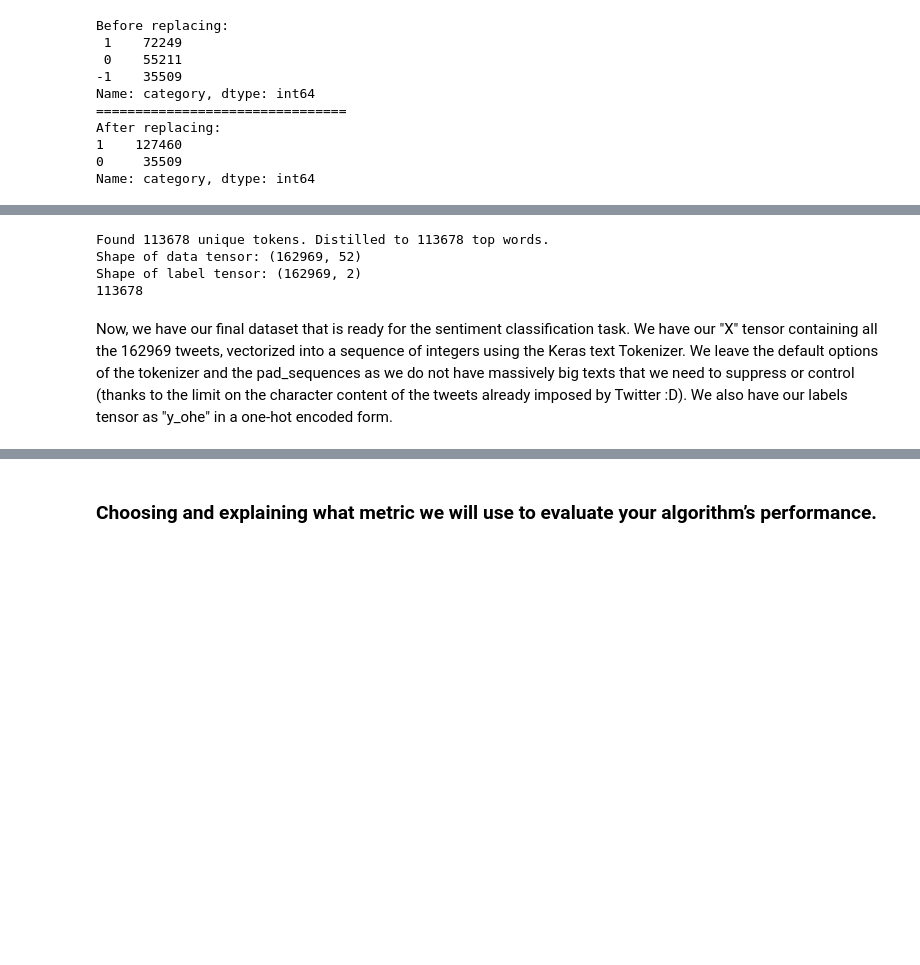
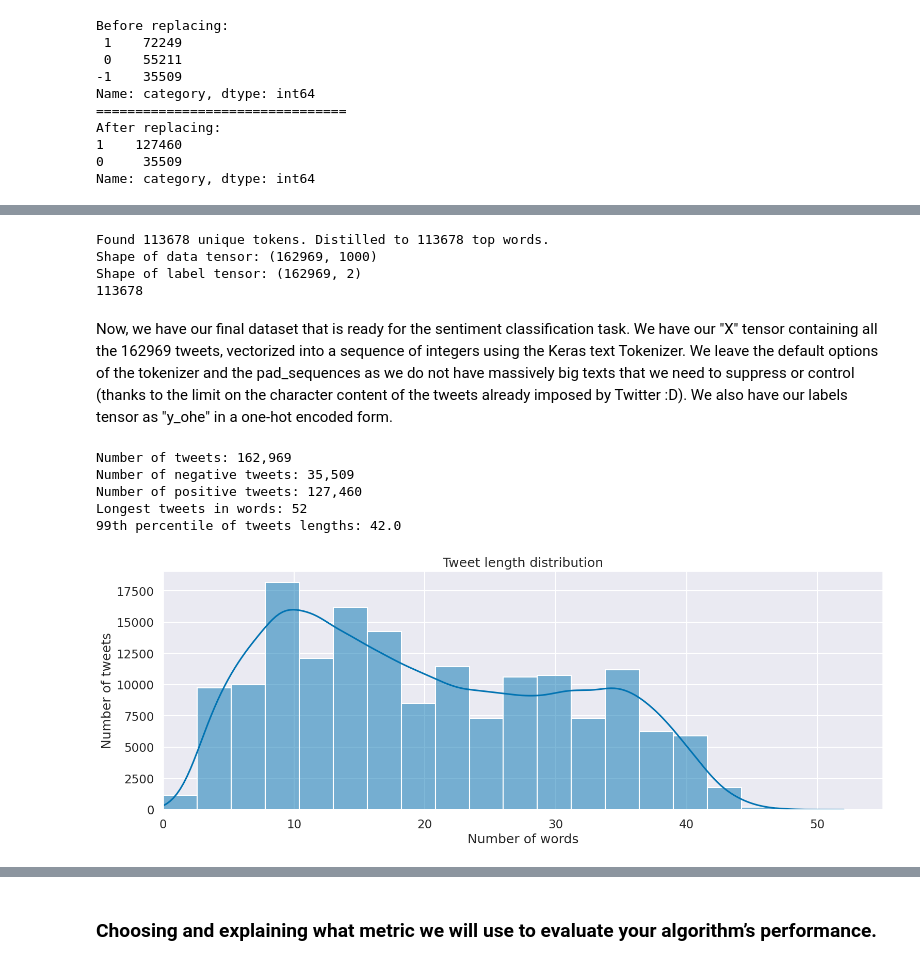
Before and after one commit to abdelllrazekkk/Lab-Assignment-Seven-Recurrent-Network-Architectures, a Jupyter notebook: Lab-Seven-Recurrent-Network-Architectures.ipynb, the cells around one changed output, grey strips where cells are left out. Drawn from its saved outputs; the diff is of its cells as text; code cells hidden in the pictures; blank space fills up the shorter version.

```diff
--- a/Lab-Seven-Recurrent-Network-Architectures.ipynb
+++ b/Lab-Seven-Recurrent-Network-Architectures.ipynb
@@ -126,6 +136,7 @@ target = data["category"].to_numpy()
 """(Inspired by the professor's notebook)"""
 
 NUM_TOP_WORDS = None # use entire vocabulary!
+MAX_ART_LEN = 1000 # maximum and minimum number of words
 
 # tokenize the text
 tokenizer = Tokenizer(num_words=NUM_TOP_WORDS)
@@ -138,7 +149,7 @@ NUM_TOP_WORDS = len(word_index) if NUM_TOP_WORDS==None else NUM_TOP_WORDS
 top_words = min((len(word_index),NUM_TOP_WORDS))
 print('Found %s unique tokens. Distilled to %d top words.' % (len(word_index),top_words))
 
-X = pad_sequences(sequences)
+X = pad_sequences(sequences, maxlen=MAX_ART_LEN)
 
 y_ohe = keras.utils.to_categorical(target)
 print('Shape of data tensor:', X.shape)
@@ -146,11 +157,47 @@ print('Shape of label tensor:', y_ohe.shape)
 print(np.max(X))
 # %% [output]
 Found 113678 unique tokens. Distilled to 113678 top words.
-Shape of data tensor: (162969, 52)
+Shape of data tensor: (162969, 1000)
 Shape of label tensor: (162969, 2)
 113678
 # %% [markdown]
 Now, we have our final dataset that is ready for the sentiment classification task. We have our "X" tensor containing all the 162969 tweets, vectorized into a sequence of integers using the Keras text Tokenizer. We leave the default options of the tokenizer and the pad_sequences as we do not have massively big texts that we need to suppress or control (thanks to the limit on the character content of the tweets already imposed by Twitter :D). We also have our labels tensor as "y_ohe" in a one-hot encoded form.
+# %%
+# print some statistics
+print(f"Number of tweets: {len(data):,}")
+print(f"Number of negative tweets: {len(data[data['category'] == 0]):,}")
+print(f"Number of positive tweets: {len(data[data['category'] == 1]):,}")
+
+tweet_lengths = [len(review.split()) for review in data['clean_text'].astype(str)]
+
+# print the longest review in words
+print(f"Longest tweets in words: {max(tweet_lengths)}")
+
+# print the 99th percentile of review lengths
+print(f"99th percentile of tweets lengths: {np.percentile(tweet_lengths, 99)}")
+
+# graph the number of words in each review
+sns.set_style('darkgrid')
+sns.set_context('talk')
+sns.set_palette('colorblind')
+
+plt.figure(figsize=(18, 6))
+
+sns.histplot(tweet_lengths, bins=20, kde=True)
+
+plt.title('Tweet length distribution')
+plt.xlabel('Number of words')
+plt.ylabel('Number of tweets')
+plt.xlim(0, 55)
+
+plt.show()
+# %% [output]
+Number of tweets: 162,969
+Number of negative tweets: 35,509
+Number of positive tweets: 127,460
+Longest tweets in words: 52
+99th percentile of tweets lengths: 42.0
+[figure, added]
 # %%
 # Split it into train / test subsets
 X_train, X_test, y_train_ohe, y_test_ohe = train_test_split(X, y_ohe, test_size=0.2,
```
Also changed, not shown: parts of 22 cells of this notebook, 4 other files.
